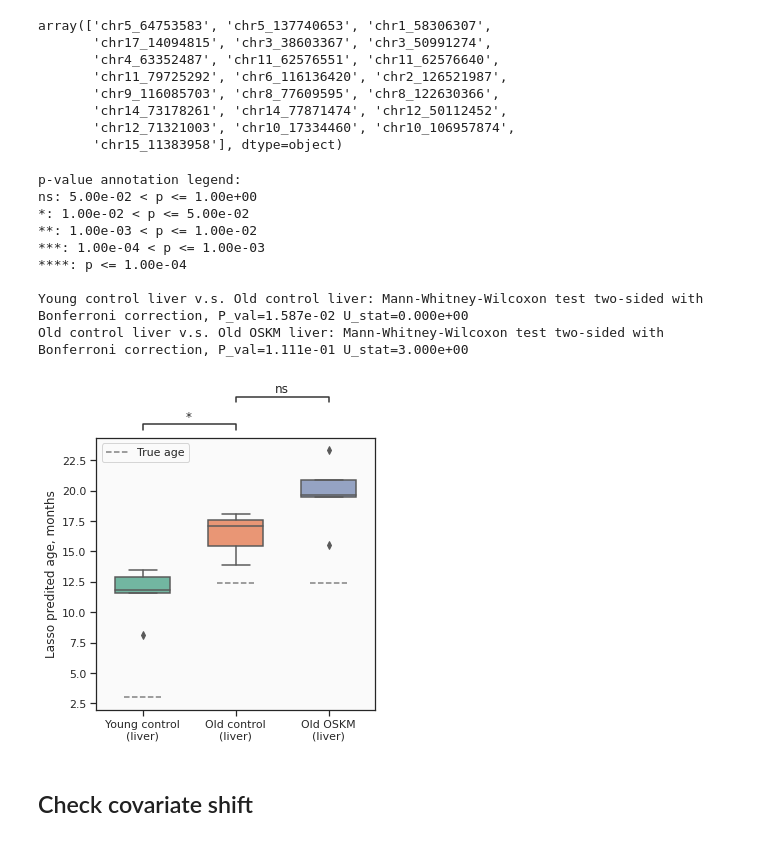
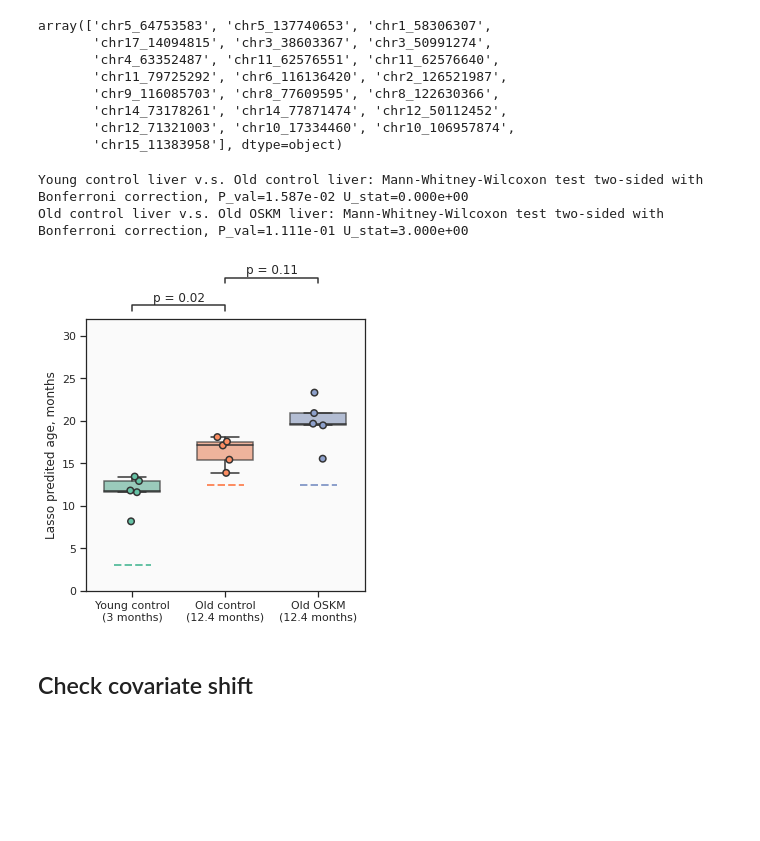
Before and after one commit to ComputationalAgingLab/reprogramming_ood, a Jupyter notebook: invivo_reprog_analysis.ipynb, the cells around one changed output. Saved outputs shown, nothing was run; the diff lists cells and outputs as text; code cells hidden in the pictures; blank space fills up the shorter version.

```diff
--- a/invivo_reprog_analysis.ipynb
+++ b/invivo_reprog_analysis.ipynb
@@ -105,7 +105,7 @@ X_train, X_test, y_train, y_test = train_test_split(Xa_clock, ya, test_size=0.25
 ### TRAINING ###
 from sklearn.linear_model import LassoCV
 
-model = LassoCV(n_jobs=-1)
+model = LassoCV(n_jobs=-1,)
 model.fit(X_train, y_train)
 
 y_train_predict = model.predict(X_train)
@@ -149,48 +149,56 @@ array(['chr5_64753583', 'chr5_137740653', 'chr1_58306307',
 # %%
 from statannot import add_stat_annotation
 y_rep_predict = model.predict(Xr_clock)
 metr_ = metr.copy()
 metr_['Lasso predited age, months'] = y_rep_predict
 
 fig, ax = plt.subplots(1, 1, figsize=(5, 5))
-sns.boxplot(data=metr_,
+
+PROPS = {
+    'boxprops':{'edgecolor':'#333333', 'alpha':0.7},
+    'medianprops':{'color':'#333333'},
+    'whiskerprops':{'color':'#333333'},
+    'capprops':{'color':'#333333'}
+}
+
+z = sns.boxplot(data=metr_,
             x='characteristics_ch1.2.cell type',
             y='Lasso predited age, months',
-            width=0.6, palette='Set2')
+            width=0.6, palette='Set2', ax=ax,
+            showfliers=False, **PROPS)
+
+sns.stripplot(data=metr_,
+            x='characteristics_ch1.2.cell type',
+            y='Lasso predited age, months',
+            s=6.5, linewidth=1.5, edgecolor="#333333",
+            palette='Set2', ax=ax)
 ax.set_xlabel('')
-ax.set_xticklabels(['Young control\n(liver)',
-                    'Old control\n(liver)',
-                    'Old OSKM\n(liver)'
+ax.set_xticklabels(['Young control\n(3 months)',
+                    'Old control\n(12.4 months)',
+                    'Old OSKM\n(12.4 months)'
                     ])
+ax.set_ylim([0, 32])
 
-plt.plot([-0.2, 0.2], [3, 3], ls='--', color='grey');
-plt.plot([0.8, 1.2], [12.4, 12.4], ls='--', color='grey');
-plt.plot([1.8, 2.2], [12.4, 12.4], ls='--', color='grey', label='True age');
-ax.legend()
+plt.plot([-0.2, 0.2], [3, 3], ls='--', color=sns.color_palette('Set2')[0], lw=2)
+plt.plot([0.8, 1.2], [12.4, 12.4], ls='--', color=sns.color_palette('Set2')[1], lw=2)
+plt.plot([1.8, 2.2], [12.4, 12.4], ls='--', color=sns.color_palette('Set2')[2], lw=2)
 
 test_results = add_stat_annotation(ax, data=metr_,
                                    x='characteristics_ch1.2.cell type',
                                    y='Lasso predited age, months',
                                    box_pairs=[("Old control liver", "Young control liver"),
                                                ("Old control liver", "Old OSKM liver"),
                                                ],
                                    test='Mann-Whitney',
-                                   text_format='star',
+                                   text_format='simple',
                                    loc='outside', verbose=2)
 
 plt.savefig('figs/A2_lasso_invivo_test.pdf', format='pdf', bbox_inches='tight')
 plt.show()
 # %% [output]
-p-value annotation legend:
-ns: 5.00e-02 < p <= 1.00e+00
-*: 1.00e-02 < p <= 5.00e-02
-**: 1.00e-03 < p <= 1.00e-02
-***: 1.00e-04 < p <= 1.00e-03
-****: p <= 1.00e-04
-
 Young control liver v.s. Old control liver: Mann-Whitney-Wilcoxon test two-sided with Bonferroni correction, P_val=1.587e-02 U_stat=0.000e+00
 Old control liver v.s. Old OSKM liver: Mann-Whitney-Wilcoxon test two-sided with Bonferroni correction, P_val=1.111e-01 U_stat=3.000e+00
-[figure, old version]
+[figure, new version]
 # %% [markdown]
 ## Check covariate shift
 # %%
```
Also changed, not shown: parts of 3 cells of this notebook, 2 other files.
